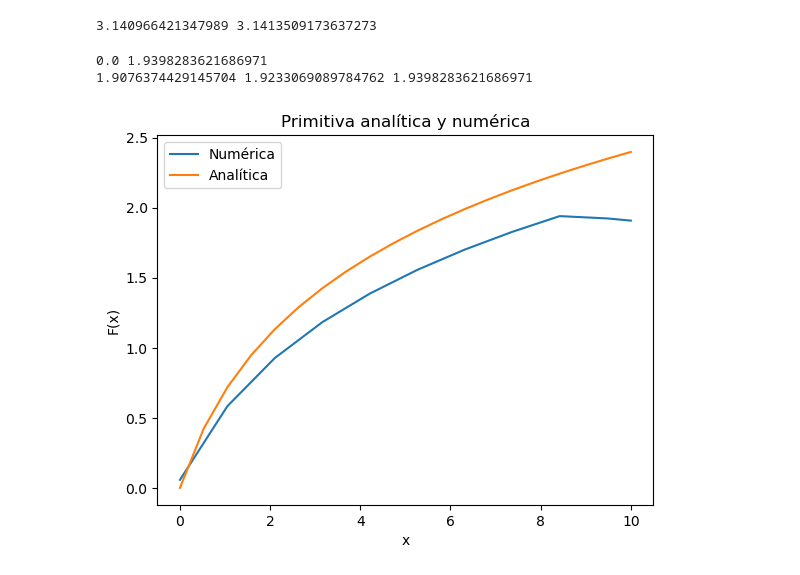
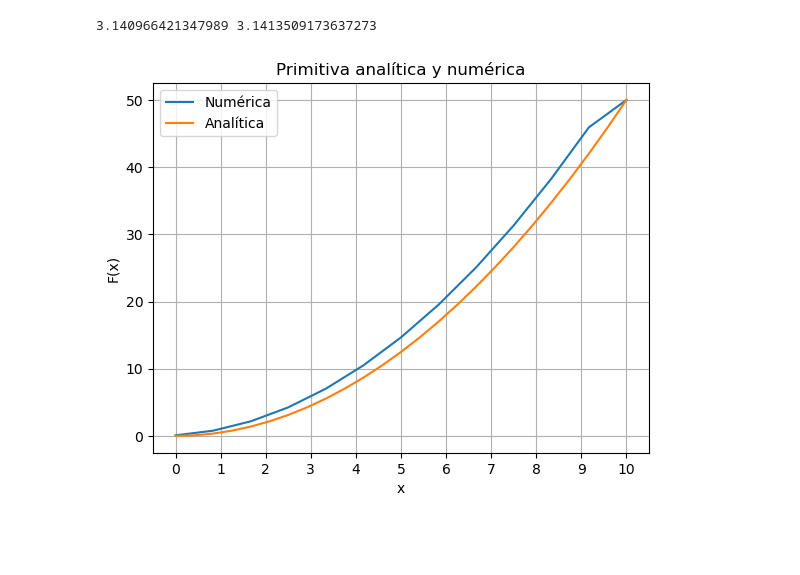
Before and after one commit to nico-qr/tareas_fisicacompu, a Jupyter notebook: Tarea 1.ipynb, the cells around one changed output. Drawn from its saved outputs; the diff is of its cells as text; code cells hidden in the pictures; blank space fills up the shorter version.

```diff
--- a/Tarea 1.ipynb
+++ b/Tarea 1.ipynb
@@ -140,34 +140,36 @@ def primitiva(x, f):
         newx, F = zeros(carddom), zeros(carddom)
 
         #Cálculo del primer intervalo no simétrico
-        F[0] = (-19/720*f[4]+53/360*f[1]-11/30*f[2]+323/360*f[1]-251/720*f[0])*h #Toma los primeros 4 vals de f
+        F[0] = (-19/720*f[4]+53/360*f[3]-11/30*f[2]+323/360*f[1]+251/720*f[0])*h #Toma los primeros 4 vals de f
 
         for i in range(1, carddom-1): #Calcula las áreas de los puntos intermedios
             j = int(2*i) #Define un contador auxiliar para saltar en el dominio original así: OxOxO
             F[i] = F[i-1] + (-1/90*f[j+2] + 17/45*f[j+1] + 19/15*f[j]+17/45*f[j-1]-1/90*f[j-2])*h #Suma el área acumulada
             newx[i] = x[j] #Toma el punto del dominio que corresponde al punto calculado con f[j]
 
-        F[-1] = F[-2] + (-19/720*f[-5]+53/360*f[-4]-11/30*f[-3]+323/360*f[-2]-251/720*f[-1])*(-h) #Último valor
+        var = (-19/720*f[-5]+53/360*f[-4]-11/30*f[-3]+323/360*f[-2]+251/720*f[-1]) # AQUÍ NO VEO POR QUÉ EL ÁREA ES POCA
+        F[-1] = F[-2] + var*h #Último valor
         newx[-1], newx[0] = x[-1], x[0] #Valores del nuevo dominio de los puntos especiales
 
         return newx, F #Regresa el nuevo dominio y los valores de F iterados multiplicados por h.
 # %%
-x = linspace(0, 10, 20) #Se da un dominio equiespaciado de 200 puntos entre 0 y 5
-dom, prueba = primitiva(x,1/(x+1)) #Se calcula la primitiva con la función anterior
+x = linspace(0, 10, 25) #Se da un dominio equiespaciado de 200 puntos entre 0 y 5
+dom, prueba = primitiva(x,x) #Se calcula la primitiva con la función anterior
+
 
 
 # Graficación
 fig, ax = plt.subplots()
 ax.set(title = 'Primitiva analítica y numérica')
 ax.set(xlabel = 'x', ylabel = 'F(x)')
-plot(dom, prueba, label = 'Numérica') #Se da la primitiva numérica
-plot(x,log(x+1), label = 'Analítica') #Se da la primitiva analítica, que es sin(x)
+plot(dom, prueba, '-', label = 'Numérica') #Se da la primitiva numérica
+plot(x,0.5*x**2, '-', label = 'Analítica') #Se da la primitiva analítica, que es sin(x)
 legend()
+grid()
+plt.xticks(np.arange(min(x), max(x)+1, 1.0))
 show()
 
 
 #Nótese que la numérica tiene puntos en la imagen mayores a 1 y eso está mal. Parece que hay cosas sumándose de más.
 # %% [output]
-0.0 1.9398283621686971
-1.9076374429145704 1.9233069089784762 1.9398283621686971
-[figure, old version]
+[figure, new version]
```
